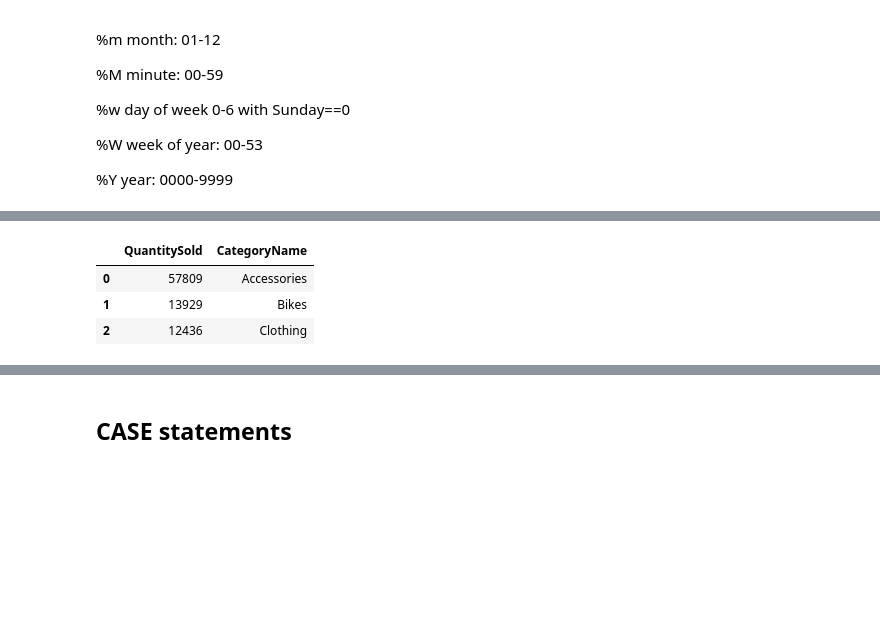
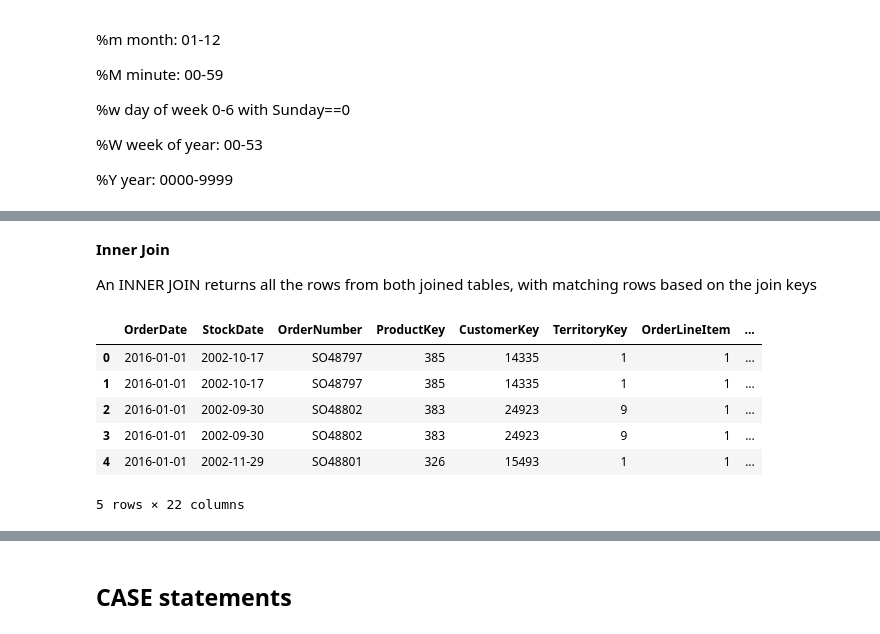
Before and after one commit to AISaturdaysLagos/cohort8_materials, a Jupyter notebook: Lab_4.ipynb, the cells around one changed output, grey strips where cells are left out. Cells and saved outputs as stored; diff of their text form; code cells hidden in the pictures; blank space fills up the shorter version.

```diff
--- a/Lab_4.ipynb
+++ b/Lab_4.ipynb
@@ -227,13 +337,16 @@ Name: OrderQuantity, dtype: int64
+# %% [markdown]
+**Inner Join**
+
+An INNER JOIN returns all the rows from both joined tables, with matching rows based on the join keys
 # %%
-# What are the top 5 categories sold
-result = pd.read_sql_query('''SELECT SUM(OrderQuantity) as QuantitySold, CategoryName
-                              FROM sales as a LEFT JOIN products as b on  a.ProductKey = b.ProductKey
-                              GROUP BY CategoryName
-                              ORDER BY QuantitySold DESC
-                              LIMIT 5 ''', connection)
+result = pd.read_sql_query(''' SELECT * FROM sales as a INNER JOIN customer as b on a.CustomerKey = b.customerKey
+LIMIT 5''', connection)
 result
 # %% [output]
-|  | QuantitySold | CategoryName |
-| 0 | 57809 | Accessories |
-| 1 | 13929 | Bikes |
-| 2 | 12436 | Clothing |
+|  | OrderDate | StockDate | OrderNumber | ProductKey | CustomerKey | TerritoryKey | OrderLineItem | ... |
+| 0 | 2016-01-01 | 2002-10-17 | SO48797 | 385 | 14335 | 1 | 1 | ... |
+| 1 | 2016-01-01 | 2002-10-17 | SO48797 | 385 | 14335 | 1 | 1 | ... |
+| 2 | 2016-01-01 | 2002-09-30 | SO48802 | 383 | 24923 | 9 | 1 | ... |
+| 3 | 2016-01-01 | 2002-09-30 | SO48802 | 383 | 24923 | 9 | 1 | ... |
+| 4 | 2016-01-01 | 2002-11-29 | SO48801 | 326 | 15493 | 1 | 1 | ... |
+5 rows × 22 columns
```
Also changed, not shown: parts of 45 cells of this notebook.
